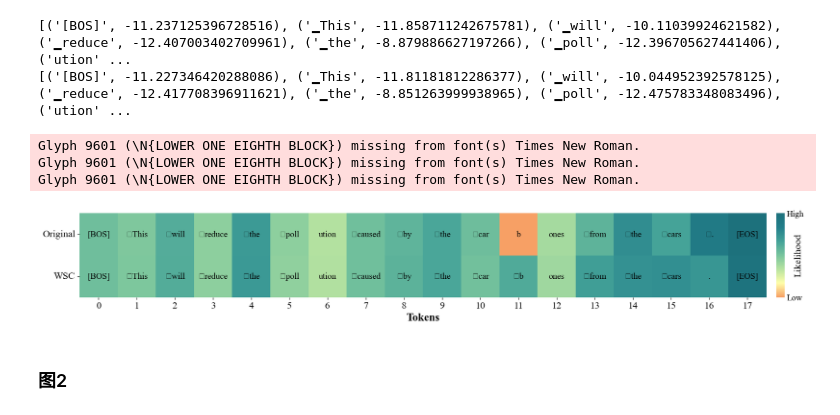
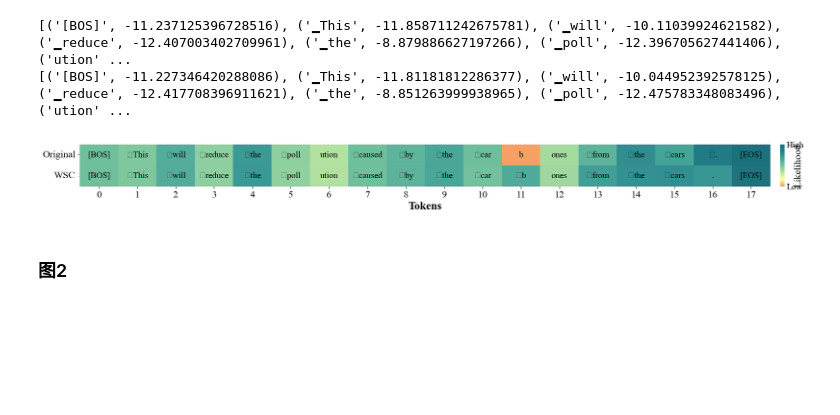
Before and after one commit to Computational-social-science/WSC, a Jupyter notebook: SHAP/Data Processing and Visualization.ipynb, the cells around one changed output. Drawn from its saved outputs; the diff is of its cells as text; code cells hidden in the pictures; blank space fills up the shorter version.

```diff
--- a/SHAP/Data Processing and Visualization.ipynb
+++ b/SHAP/Data Processing and Visualization.ipynb
@@ -160,11 +160,21 @@ def analyze_toxicity(sentence):
 
 def calculate_semantic_similarity(sentence1, sentence2, max_length=32768):
 
-    embeddings = model_semantic_similarity.encode([sentence1, sentence2],
-                                                  instruction="Retrieve semantically similar text.",
-                                                  max_length=max_length)
+    task_name_to_instruct = {"STS": "Retrieve semantically similar text."} # STS: 语义相似度任务
+    query_prefix = "Instruct: "+task_name_to_instruct["STS"]+"\nQuery: "
+    # 对输入的两个句子进行编码
+    claims_embeds = model_semantic_similarity.encode([
+        sentence1
+    ]
+    , instruction=query_prefix, max_length=32768)
 
-    similarity = cos_sim(embeddings[0], embeddings[1])
+    contexts_embeds = model_semantic_similarity.encode([
+            sentence2
+        ]
+    , instruction=query_prefix, max_length=32768)
+
+    # 计算余弦相似度
+    similarity = cos_sim(claims_embeds, contexts_embeds)
 
     return similarity.item()
 # %% [output]
@@ -319,7 +329,7 @@ newcmp = LinearSegmentedColormap.from_list('chaos', clist)
 data_array = np.array(data)
 
 # 创建画布
-fig, ax = plt.subplots(figsize=(24, 4 * 0.618))
+fig, ax = plt.subplots(figsize=(24, 2 * 0.618))
 # ax.set_aspect(0.5)
 # 使用 seaborn 绘制热力图
 cax = sns.heatmap(
@@ -334,37 +344,34 @@ cax = sns.heatmap(
 cbar = cax.collections[0].colorbar
 vmin, vmax = data_array.min(), data_array.max()
 cbar.set_ticks([vmin, vmax])
 cbar.set_ticklabels(['Low', 'High'])
 cbar.ax.tick_params(labelsize=14, size=0)
 cbar.set_label("Likelihood", labelpad=-16, size=16)
 
 # 在格子中添加文本
 for i in range(data_array.shape[0]):
     tokens = text[0] if i == 0 else text[1]
     for j in range(data_array.shape[1]):
         ax.text(j + 0.5, i + 0.5, tokens[j], ha="center", va="center", color="black", fontsize=14)
 
 # 设置坐标轴标签
 ax.set_xlabel('Tokens', fontsize=18, fontdict={'weight': 'bold'})
 
 ax.tick_params(axis='x', labelsize=16)
 
 # 设置 y 轴刻度和标签
 row_labels = ['Original', 'WSC']
 ax.set_yticks(np.arange(len(row_labels)) + 0.5)  # 设置y轴的刻度位置
 ax.set_yticklabels(row_labels, fontsize=16, rotation=0)  # y轴标签并旋转为水平
 
 
 plt.savefig('./plot_1_300dpi.jpg', bbox_inches='tight', dpi=300)
 # plt.savefig('./plot_1_300dpi.png', bbox_inches='tight', dpi=300)
 # plt.savefig('./plot_1_300dpi.tiff', bbox_inches='tight', dpi=300)
 # plt.savefig('./plot_1_300dpi.svg', bbox_inches='tight', dpi=300)
 plt.show()
 # %% [output]
-Glyph 9601 (\N{LOWER ONE EIGHTH BLOCK}) missing from font(s) Times New Roman.
-Glyph 9601 (\N{LOWER ONE EIGHTH BLOCK}) missing from font(s) Times New Roman.
-Glyph 9601 (\N{LOWER ONE EIGHTH BLOCK}) missing from font(s) Times New Roman.
-[figure, old version]
+[figure, new version]
 # %% [markdown]
 ### 图2
 # %%
```
Also changed, not shown: parts of 5 cells of this notebook, 13 other files.
